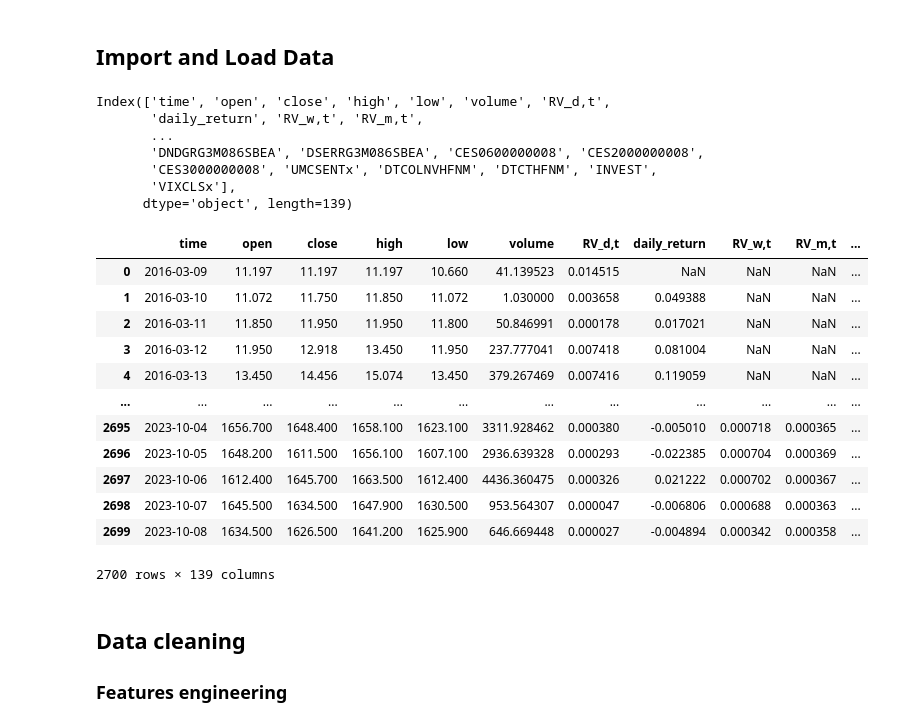
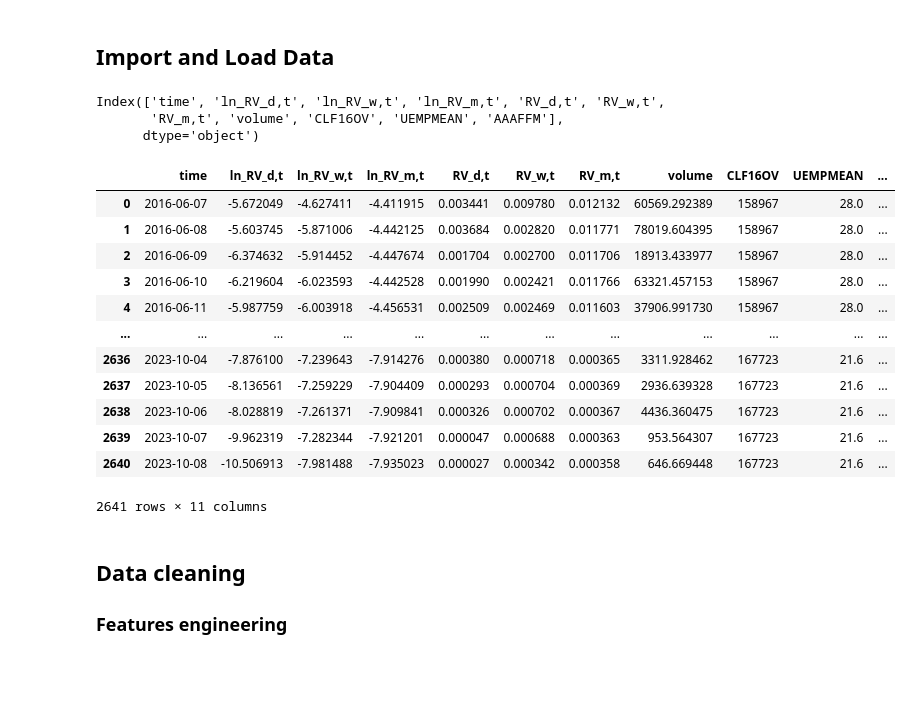
Before and after one commit to zhyoung17/crypto-rv-forecast, a Jupyter notebook: notebooks/models/rf_har.ipynb, the cells around one changed output. Drawn from its saved outputs; the diff is of its cells as text; code cells hidden in the pictures; blank space fills up the shorter version.

```diff
--- a/notebooks/models/rf_har.ipynb
+++ b/notebooks/models/rf_har.ipynb
@@ -3,38 +3,34 @@
 # %%
 import pandas as pd
 import numpy as np
 from sklearn.ensemble import RandomForestRegressor
 import statsmodels.api as sm
 import matplotlib.pyplot as plt
 
 # Load the merged and clean dataset
-data = pd.read_csv("../../data/ethusd_group_project.csv", parse_dates=['time'])
+data = pd.read_csv("../../data/ethusd_lasso_selected.csv", parse_dates=['time'])
 
 # Print col
 print(data.columns)
 
 data
 # %% [output]
-Index(['time', 'open', 'close', 'high', 'low', 'volume', 'RV_d,t',
-       'daily_return', 'RV_w,t', 'RV_m,t',
-       ...
-       'DNDGRG3M086SBEA', 'DSERRG3M086SBEA', 'CES0600000008', 'CES2000000008',
-       'CES3000000008', 'UMCSENTx', 'DTCOLNVHFNM', 'DTCTHFNM', 'INVEST',
-       'VIXCLSx'],
-      dtype='object', length=139)
+Index(['time', 'ln_RV_d,t', 'ln_RV_w,t', 'ln_RV_m,t', 'RV_d,t', 'RV_w,t',
+       'RV_m,t', 'volume', 'CLF16OV', 'UEMPMEAN', 'AAAFFM'],
+      dtype='object')
-|  | time | open | close | high | low | volume | RV_d,t | daily_return | RV_w,t | RV_m,t | ... |
-| 0 | 2016-03-09 | 11.197 | 11.197 | 11.197 | 10.660 | 41.139523 | 0.014515 | NaN | NaN | NaN | ... |
-| 1 | 2016-03-10 | 11.072 | 11.750 | 11.850 | 11.072 | 1.030000 | 0.003658 | 0.049388 | NaN | NaN | ... |
-| 2 | 2016-03-11 | 11.850 | 11.950 | 11.950 | 11.800 | 50.846991 | 0.000178 | 0.017021 | NaN | NaN | ... |
-| 3 | 2016-03-12 | 11.950 | 12.918 | 13.450 | 11.950 | 237.777041 | 0.007418 | 0.081004 | NaN | NaN | ... |
-| 4 | 2016-03-13 | 13.450 | 14.456 | 15.074 | 13.450 | 379.267469 | 0.007416 | 0.119059 | NaN | NaN | ... |
+|  | time | ln_RV_d,t | ln_RV_w,t | ln_RV_m,t | RV_d,t | RV_w,t | RV_m,t | volume | CLF16OV | UEMPMEAN | ... |
+| 0 | 2016-06-07 | -5.672049 | -4.627411 | -4.411915 | 0.003441 | 0.009780 | 0.012132 | 60569.292389 | 158967 | 28.0 | ... |
+| 1 | 2016-06-08 | -5.603745 | -5.871006 | -4.442125 | 0.003684 | 0.002820 | 0.011771 | 78019.604395 | 158967 | 28.0 | ... |
+| 2 | 2016-06-09 | -6.374632 | -5.914452 | -4.447674 | 0.001704 | 0.002700 | 0.011706 | 18913.433977 | 158967 | 28.0 | ... |
+| 3 | 2016-06-10 | -6.219604 | -6.023593 | -4.442528 | 0.001990 | 0.002421 | 0.011766 | 63321.457153 | 158967 | 28.0 | ... |
+| 4 | 2016-06-11 | -5.987759 | -6.003918 | -4.456531 | 0.002509 | 0.002469 | 0.011603 | 37906.991730 | 158967 | 28.0 | ... |
 | ... | ... | ... | ... | ... | ... | ... | ... | ... | ... | ... | ... |
-| 2695 | 2023-10-04 | 1656.700 | 1648.400 | 1658.100 | 1623.100 | 3311.928462 | 0.000380 | -0.005010 | 0.000718 | 0.000365 | ... |
-| 2696 | 2023-10-05 | 1648.200 | 1611.500 | 1656.100 | 1607.100 | 2936.639328 | 0.000293 | -0.022385 | 0.000704 | 0.000369 | ... |
-| 2697 | 2023-10-06 | 1612.400 | 1645.700 | 1663.500 | 1612.400 | 4436.360475 | 0.000326 | 0.021222 | 0.000702 | 0.000367 | ... |
-| 2698 | 2023-10-07 | 1645.500 | 1634.500 | 1647.900 | 1630.500 | 953.564307 | 0.000047 | -0.006806 | 0.000688 | 0.000363 | ... |
-| 2699 | 2023-10-08 | 1634.500 | 1626.500 | 1641.200 | 1625.900 | 646.669448 | 0.000027 | -0.004894 | 0.000342 | 0.000358 | ... |
+| 2636 | 2023-10-04 | -7.876100 | -7.239643 | -7.914276 | 0.000380 | 0.000718 | 0.000365 | 3311.928462 | 167723 | 21.6 | ... |
+| 2637 | 2023-10-05 | -8.136561 | -7.259229 | -7.904409 | 0.000293 | 0.000704 | 0.000369 | 2936.639328 | 167723 | 21.6 | ... |
+| 2638 | 2023-10-06 | -8.028819 | -7.261371 | -7.909841 | 0.000326 | 0.000702 | 0.000367 | 4436.360475 | 167723 | 21.6 | ... |
+| 2639 | 2023-10-07 | -9.962319 | -7.282344 | -7.921201 | 0.000047 | 0.000688 | 0.000363 | 953.564307 | 167723 | 21.6 | ... |
+| 2640 | 2023-10-08 | -10.506913 | -7.981488 | -7.935023 | 0.000027 | 0.000342 | 0.000358 | 646.669448 | 167723 | 21.6 | ... |
-2700 rows × 139 columns
+2641 rows × 11 columns
 # %% [markdown]
 ## Data cleaning
 ### Features engineering
```
Also changed, not shown: parts of 12 cells of this notebook, 2 other files.
